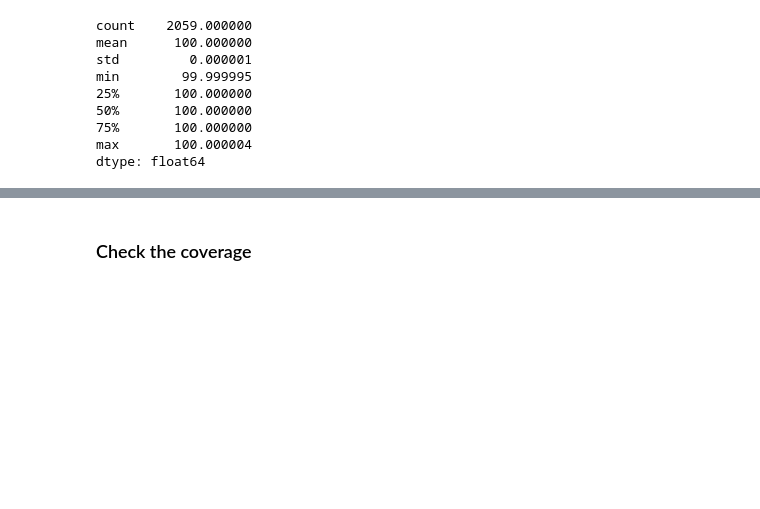
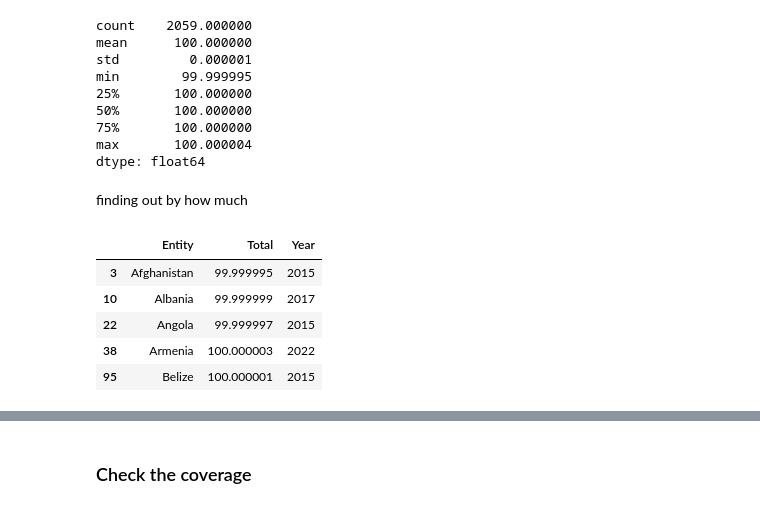
Before and after one commit to Rendell032/literacy-and-poverty-analysis, a Jupyter notebook: literate-and-illiterate-world-population/literate-and-illiterate-EDA.ipynb, the cells around one changed output, grey strips where cells are left out. Cells and saved outputs as stored; diff of their text form; code cells hidden in the pictures; blank space fills up the shorter version.

Commit message:
Validated literacy and illiteracy total consistency

```diff
--- a/literate-and-illiterate-world-population/literate-and-illiterate-EDA.ipynb
+++ b/literate-and-illiterate-world-population/literate-and-illiterate-EDA.ipynb
@@ -276,3 +279,24 @@ min        99.999995
 75%       100.000000
 max       100.000004
 dtype: float64
+# %% [markdown]
+finding out by how much
+# %%
+total = df.copy() #
+total['Total'] = df['Literate'] + df['Illiterate'] # add 2 columns
+
+
+not_100 = total.loc[total['Total'] != 100, ['Entity','Total','Year']]
+
+'''make a subset of the dataset that is only entity total and year that
+shows rows where Total is not 100  and entity != 100
+i picked as well because maybe something happened that year'''
+
+not_100.head()``
+# %% [output]
+|  | Entity | Total | Year |
+| 3 | Afghanistan | 99.999995 | 2015 |
+| 10 | Albania | 99.999999 | 2017 |
+| 22 | Angola | 99.999997 | 2015 |
+| 38 | Armenia | 100.000003 | 2022 |
+| 95 | Belize | 100.000001 | 2015 |
```
Also changed, not shown: parts of 13 cells of this notebook.
